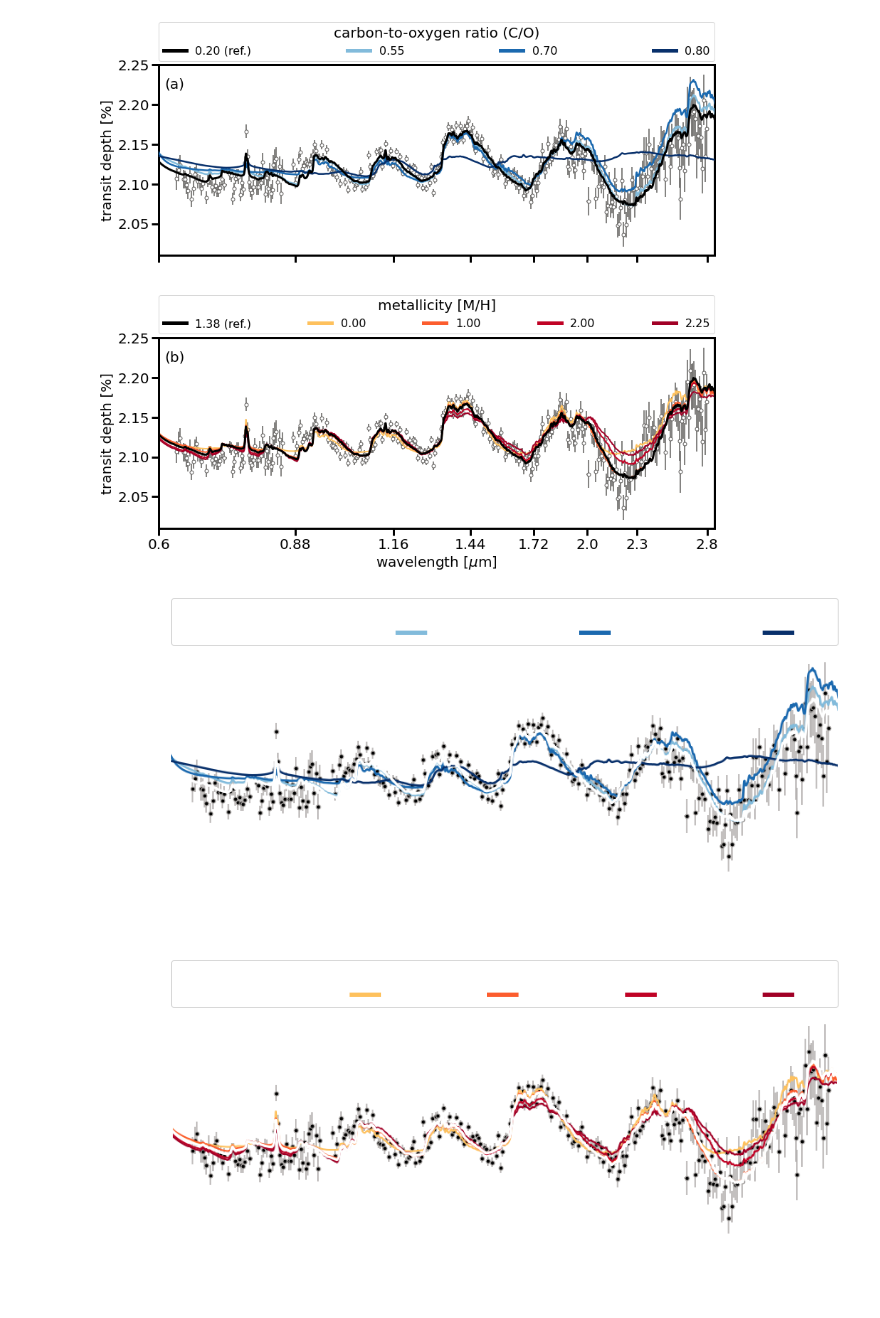
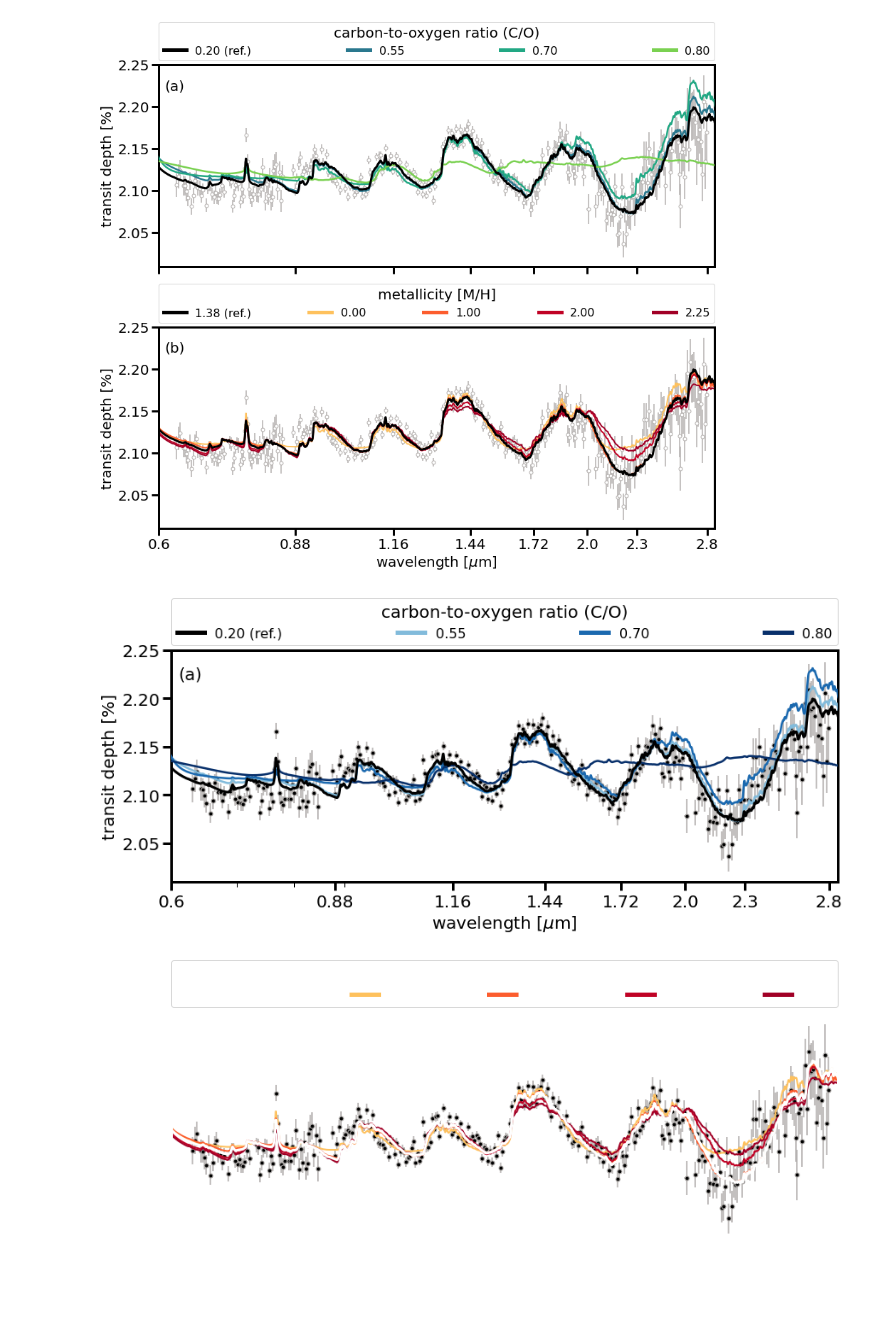
Before and after one commit to afeinstein20/wasp39b_niriss_paper, a Jupyter notebook: figure4.ipynb, the cells around one changed output. Drawn from its saved outputs; the diff is of its cells as text; code cells hidden in the pictures.

```diff
--- a/figure4.ipynb
+++ b/figure4.ipynb
@@ -170,7 +175,7 @@ for legobj in leg.legendHandles:
 # %%
 fig, (ax1,ax2) = plt.subplots(nrows=2, figsize=(14,12), sharex=True,
                               sharey=True)
-#fig.set_facecolor('w')
+fig.set_facecolor('w')
 
 cutends = 15
 
@@ -179,8 +184,8 @@ for i, a in enumerate([ax1, ax2]):
              xerr=data['wave_error'],
              yerr=data['dppm_err']/1e6,
              linestyle='', marker='o',
-             markeredgecolor='#5c5a58',
-             ecolor='#5c5a58',
+             markeredgecolor='#b3afad',
+             ecolor='#b3afad',
              color='w', zorder=1)
     ref = convolve_model(ref_file)
 
@@ -194,16 +199,19 @@ for i, a in enumerate([ax1, ax2]):
              c=COLOR, zorder=20)
 
 
-co_norm = matplotlib.colors.Normalize(vmin=0.35, vmax=0.8)
+co_norm = matplotlib.colors.Normalize(vmin=0.4, vmax=0.9)
 z_norm = matplotlib.colors.Normalize(vmin=-1.2, vmax=2.5)
 
 co_vals = [0.55, 0.70, 0.80]
+vals = [0.6, 0.7, 0.8]
 c = ['#24abff', '#1f88c9', '#155d8a']
+
 for i,fn in enumerate(co_files):
     model = convolve_model(fn)
     ax1.plot(model[0][cutends:-cutends], model[1][cutends:-cutends],
              label='{0:.2f}'.format(co_vals[i]), lw=2.5,
-             c=cm.Blues(co_norm(co_vals[i])), zorder=10)
+             c=cm.viridis(co_norm(vals[i])),
+             zorder=10)
 
 z_vals = [0.0, 0.5, 1.0, 1.5, 2.0, 2.25]
 z_vals = [0.0, 1.0, 2.0, 2.25]
@@ -223,36 +231,36 @@ xticks = np.round(xticks,2)
 plt.xticks(xticks, labels=np.round(xticks,2))
 
 yticks = np.round(np.arange(0.0205, 0.0230, 0.0005),4)
 ax1.set_yticks(yticks)
 labels = np.round(yticks*100,2)
 labels = [format(i, '.2f') for i in labels]
 ax1.set_yticklabels(labels)
 
 ax1.text(s='(a)', x=0.61, y=0.0222, fontsize=20)
 ax2.text(s='(b)', x=0.61, y=0.0222, fontsize=20)
 
 
 leg = ax1.legend(bbox_to_anchor=(0., 1.02, 1., .102), loc=3,
                  ncol=4, mode="expand", borderaxespad=0.,
                  fontsize=16, title='carbon-to-oxygen ratio (C/O)')
 for legobj in leg.legendHandles:
     legobj.set_linewidth(5.0)
 
 leg = ax2.legend(bbox_to_anchor=(0., 1.02, 1., .102), loc=3,
                  ncol=7, mode="expand", borderaxespad=0.,
                  fontsize=16, title='metallicity [M/H]')
 for legobj in leg.legendHandles:
     legobj.set_linewidth(5.0)
 
 plt.minorticks_off()
 
-plt.subplots_adjust(hspace=0.43)
+plt.subplots_adjust(hspace=0.3)
 
 plt.savefig('/Users/belugawhale/Documents/niriss_real/wasp39/paper_figures/co_metallicity.pdf',
             #'/Users/belugawhale/Desktop/co_metallicity.png',
-               dpi=300, rasterize=True, bbox_inches='tight', transparent=True)
+               dpi=300, rasterize=True, bbox_inches='tight')
 # %% [output]
-[figure, old version]
+[figure, new version]
 # %%
 fig, (ax1) = plt.subplots(nrows=1, figsize=(14,5), sharex=True,
                               sharey=True)
@@ -336,7 +344,7 @@ plt.savefig(#'/Users/belugawhale/Documents/niriss_real/wasp39/paper_figures/co_m
             '/Users/belugawhale/Desktop/co.png',
            dpi=300, rasterize=True, bbox_inches='tight', transparent=True)
 # %% [output]
-[figure, old version]
+[figure, new version]
 # %%
 fig, (ax2) = plt.subplots(nrows=1, figsize=(14,5), sharex=True,
                               sharey=True)
```
Also changed, not shown: parts of 3 cells of this notebook, 3 other files.
